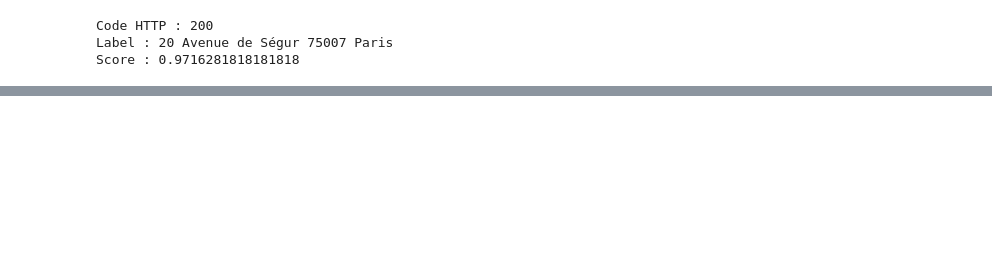
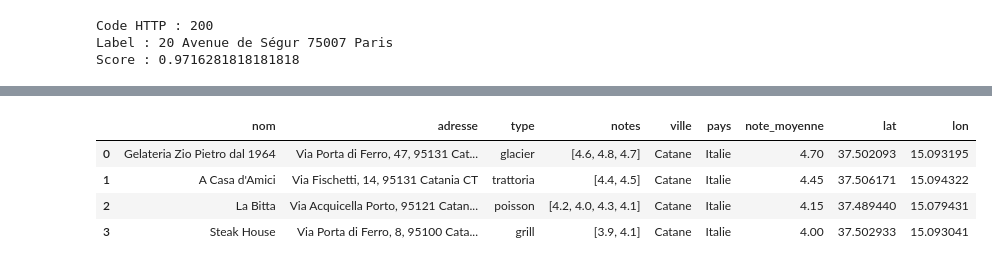
Before and after one commit to JulienLecomteGit/json-api-geocodage, a Jupyter notebook: notebooks/quete_json_api.ipynb, the cells around one changed output, grey strips where cells are left out. Drawn from its saved outputs; the diff is of its cells as text; code cells hidden in the pictures; blank space fills up the shorter version.

Commit message:
Challenge 3 : geocodage et carte des restaurants de Catane

```diff
--- a/notebooks/quete_json_api.ipynb
+++ b/notebooks/quete_json_api.ipynb
@@ -282,0 +345,5 @@ zzzzz qwerty 99999 -> pas de résultat
+# %%
+f = reponse["features"][0]
+lon, lat = f["geometry"]["coordinates"]
+print("longitude :", lon, " latitude :", lat)
+print("label     :", f["properties"]["label"])
@@ -282,0 +485,10 @@ zzzzz qwerty 99999 -> pas de résultat
+# %%
+moyennes = []
+
+for notes in df_restaurants["notes"]:
+    moyenne = sum(notes) / len(notes)
+    moyennes.append(round(moyenne, 2))
+
+df_restaurants["note_moyenne"] = moyennes
+
+df_restaurants
@@ -282,0 +501,36 @@ zzzzz qwerty 99999 -> pas de résultat
+# %%
+def geocoder_monde_honnete(adresse):
+    """Renvoie (latitude, longitude) n'importe où dans le monde."""
+    url = "https://nominatim.openstreetmap.org/search"
+    headers = {"User-Agent": "james_bond@aol.com)"}
+    params = {"q": adresse, "format": "json", "limit": 1}
+    try:
+        r = requests.get(url, params=params, headers=headers, timeout=10)
+        r.raise_for_status()
+        resultats = r.json()
+        if not resultats:
+            return None, None
+        return float(resultats[0]["lat"]), float(resultats[0]["lon"])
+    except requests.exceptions.RequestException:
+        return None, None
+    finally:
+        time.sleep(1)
+# %%
+latitudes = []
+longitudes = []
+
+for adresse in df_restaurants["adresse"]:
+    lat, lon = geocoder_monde_honnete(adresse + ", Catania, Italy")
+    latitudes.append(lat)
+    longitudes.append(lon)
+
+df_restaurants["lat"] = latitudes
+df_restaurants["lon"] = longitudes
+
+df_restaurants
+# %% [output]
+|  | nom | adresse | type | notes | ville | pays | note_moyenne | lat | lon |
+| 0 | Gelateria Zio Pietro dal 1964 | Via Porta di Ferro, 47, 95131 Cat... | glacier | [4.6, 4.8, 4.7] | Catane | Italie | 4.70 | 37.502093 | 15.093195 |
+| 1 | A Casa d'Amici | Via Fischetti, 14, 95131 Catania CT | trattoria | [4.4, 4.5] | Catane | Italie | 4.45 | 37.506171 | 15.094322 |
+| 2 | La Bitta | Via Acquicella Porto, 95121 Catan... | poisson | [4.2, 4.0, 4.3, 4.1] | Catane | Italie | 4.15 | 37.489440 | 15.079431 |
+| 3 | Steak House | Via Porta di Ferro, 8, 95100 Cata... | grill | [3.9, 4.1] | Catane | Italie | 4.00 | 37.502933 | 15.093041 |
```
Also changed, not shown: parts of 25 cells of this notebook, 1 other file.
